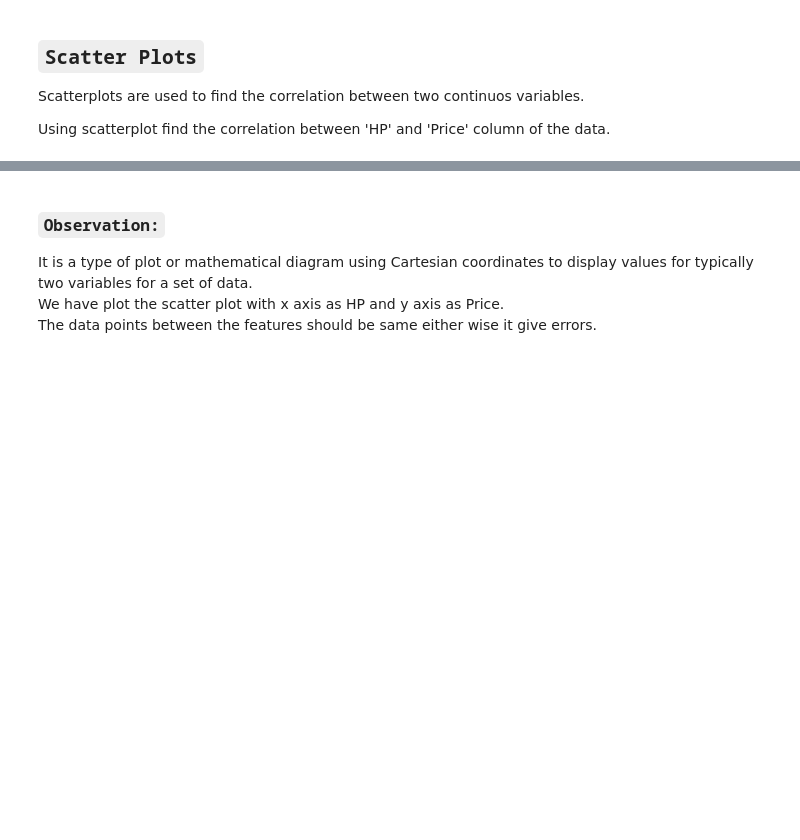
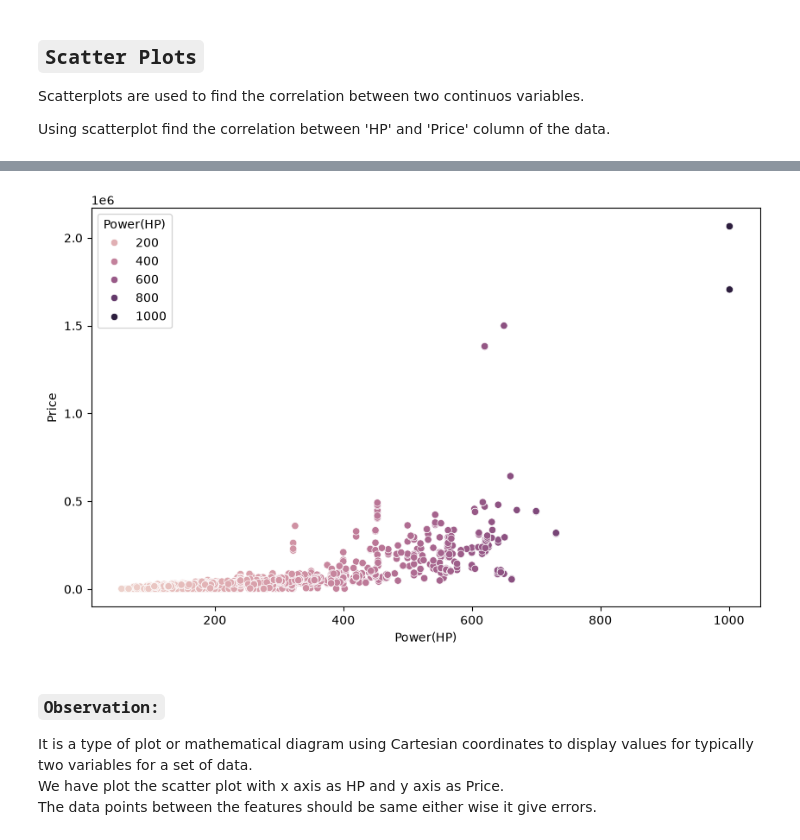
Before and after one commit to rishiydv-tech/Customer-Engagement-Product-Utilization-Analytics-for-Retention-Strategy, a Jupyter notebook: EDA_Assignment_Day_14.ipynb, the cells around one changed output, grey strips where cells are left out. Saved outputs shown, nothing was run; the diff lists cells and outputs as text; code cells hidden in the pictures; blank space fills up the shorter version.

```diff
--- a/EDA_Assignment_Day_14.ipynb
+++ b/EDA_Assignment_Day_14.ipynb
@@ -460,3 +461,17 @@ Using scatterplot find the correlation between 'HP' and 'Price' column of the da
+# %%
+fig, ax = plt.subplots(figsize=(10, 6))
+
+# Filter rows where Power(HP) is not missing
+df3 = df[df['Power(HP)'].notna()]
+
+# Plot scatterplot on HP and Price
+sns.scatterplot(data=df3, x='Power(HP)', y='Price', ax=ax,
+                hue='Power(HP)',
+                )
+
+plt.show()
+# %% [output]
+[figure, added]
 # %% [markdown]
 ### **`Observation:`**<br>
 It is a type of plot or mathematical diagram using Cartesian coordinates to display values for typically two variables for a set of data.<br>
```
Also changed, not shown: parts of 12 cells of this notebook.
